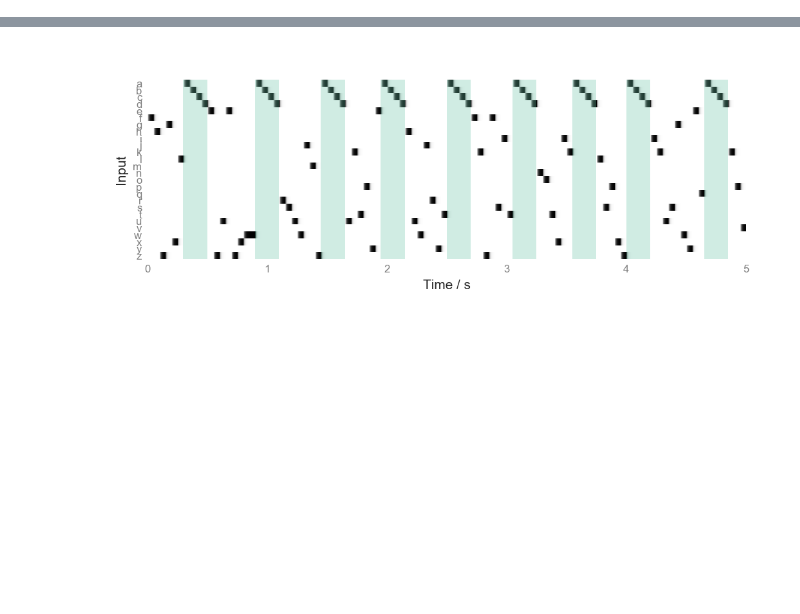
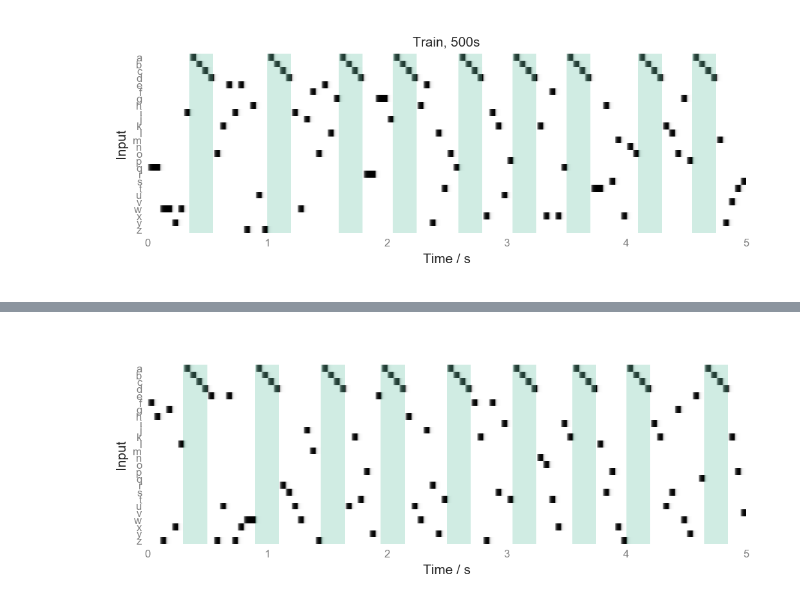
Before and after one commit to TomGeorge1234/ReservoirComputing, a Jupyter notebook: reservoirAsabuki.ipynb, the cells around one changed output, grey strips where cells are left out. Drawn from its saved outputs; the diff is of its cells as text; code cells hidden in the pictures; blank space fills up the shorter version.

```diff
--- a/reservoirAsabuki.ipynb
+++ b/reservoirAsabuki.ipynb
@@ -8,8 +5,10 @@ The autoreload extension is already loaded. To reload it, use:
 # %%
 inputParams = defaultInputParams.copy()
 inputParams['interChunkSyllables'] = alphabet[4:]
 inputs = getInputs(inputParams,totalTime=500)
-#plotInputs(inputs,title='Train, 500s')
+plotInputs(inputs,title='Train, 500s')
 
 inputsTest = getInputs(inputParams,totalTime=10)
 #plotInputs(inputsTest,title='Test, 10s')
+# %% [output]
+[figure, added]
```
Also changed, not shown: parts of 5 cells of this notebook, 15 other files.
